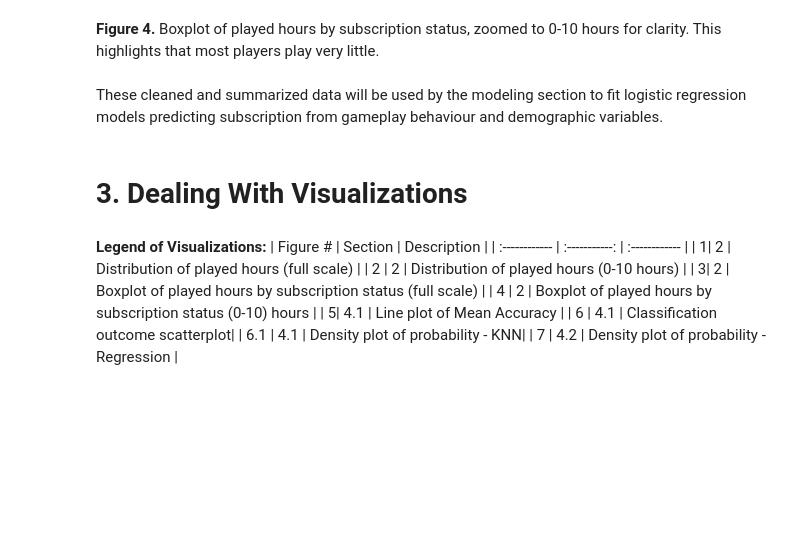
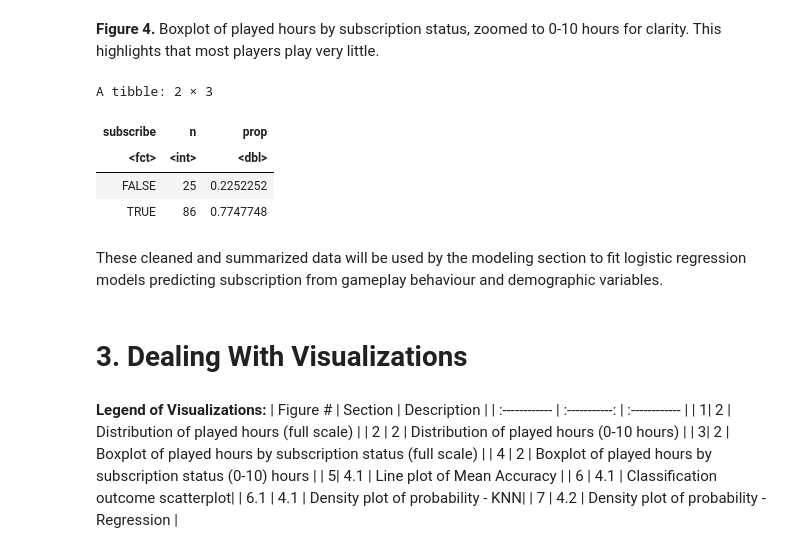
Before and after one commit to evanvoorbergen/DSCI100-group2project, a Jupyter notebook: group_2.ipynb, the cells around one changed output. Saved outputs shown, nothing was run; the diff lists cells and outputs as text; code cells hidden in the pictures; blank space fills up the shorter version.

```diff
--- a/group_2.ipynb
+++ b/group_2.ipynb
@@ -244,5 +252,15 @@ ggplot(players_final, aes(x = subscribe, y = played_hours)) +
 # %% [markdown]
 **Figure 4.** Boxplot of played hours by subscription status, zoomed to 0-10 hours for clarity. This highlights that most players play very little.
+# %%
+players_final |>
+    count(subscribe) |>
+    mutate(prop = n / sum(n))
+# %% [output]
+A tibble: 2 × 3
+| subscribe | n | prop |
+| <fct> | <int> | <dbl> |
+| FALSE | 25 | 0.2252252 |
+| TRUE | 86 | 0.7747748 |
 # %% [markdown]
 These cleaned and summarized data will be used by the modeling section to fit logistic regression models predicting subscription from gameplay behaviour and demographic variables.
 # %% [markdown]
```
Also changed, not shown: parts of 8 cells of this notebook.
